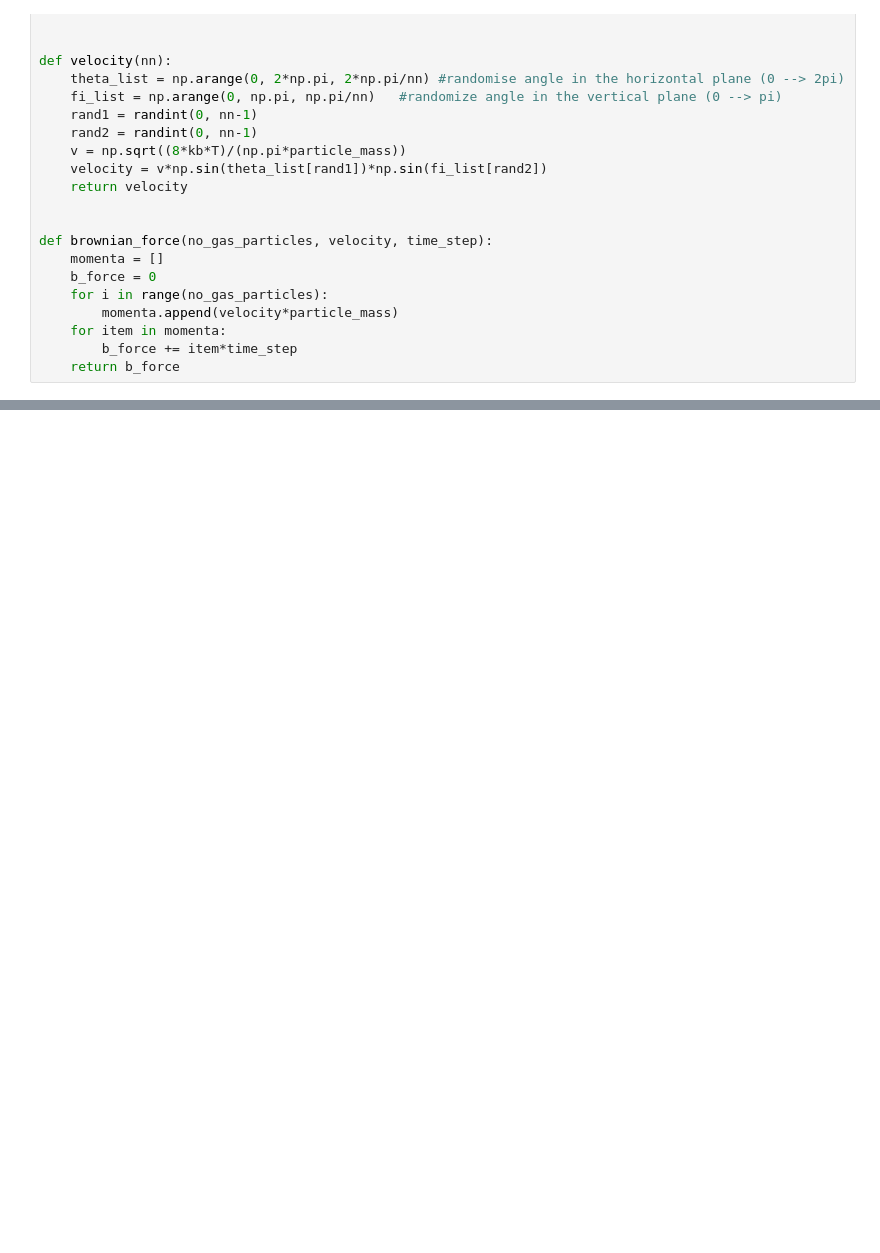
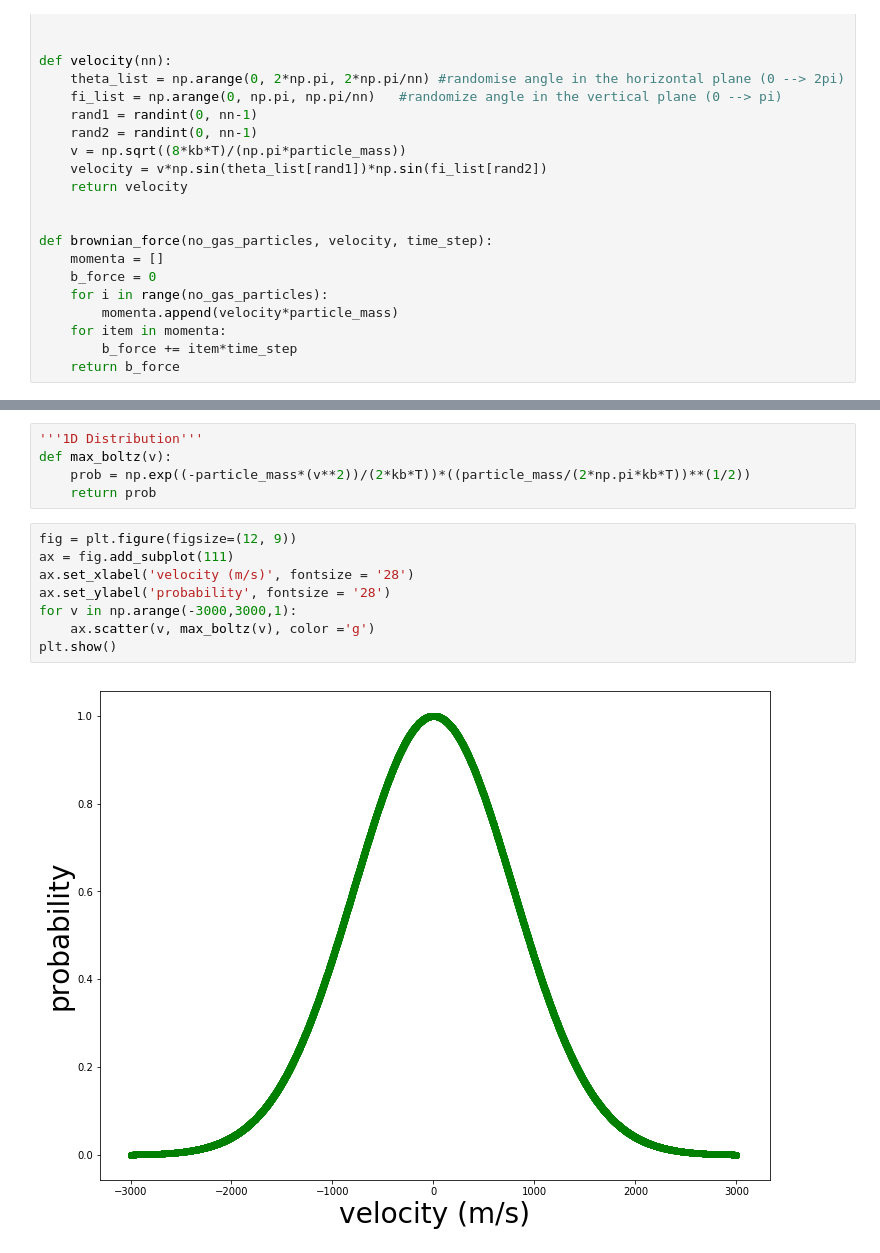
Before and after one commit to fw14863/nRotor, a Jupyter notebook: BROWNIAN MOTION.ipynb, the cells around one changed output, grey strips where cells are left out. Drawn from its saved outputs; the diff is of its cells as text; blank space fills up the shorter version.

```diff
--- a/BROWNIAN MOTION.ipynb
+++ b/BROWNIAN MOTION.ipynb
@@ -273,0 +288,15 @@ print bforce
+# %%
+'''1D Distribution'''
+def max_boltz(v):
+    prob = np.exp((-particle_mass*(v**2))/(2*kb*T))*((particle_mass/(2*np.pi*kb*T))**(1/2))
+    return prob
+# %%
+fig = plt.figure(figsize=(12, 9))
+ax = fig.add_subplot(111)
+ax.set_xlabel('velocity (m/s)', fontsize = '28')
+ax.set_ylabel('probability', fontsize = '28')
+for v in np.arange(-3000,3000,1):
+    ax.scatter(v, max_boltz(v), color ='g')
+plt.show()
+# %% [output]
+[figure, added]
```
Also changed, not shown: parts of 6 cells of this notebook.
